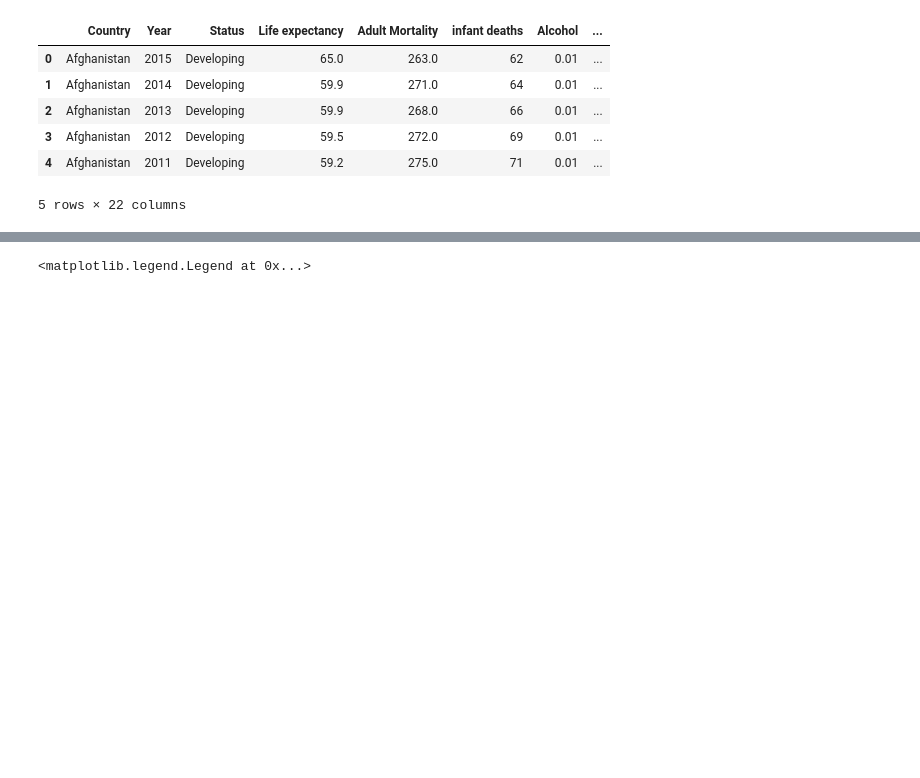
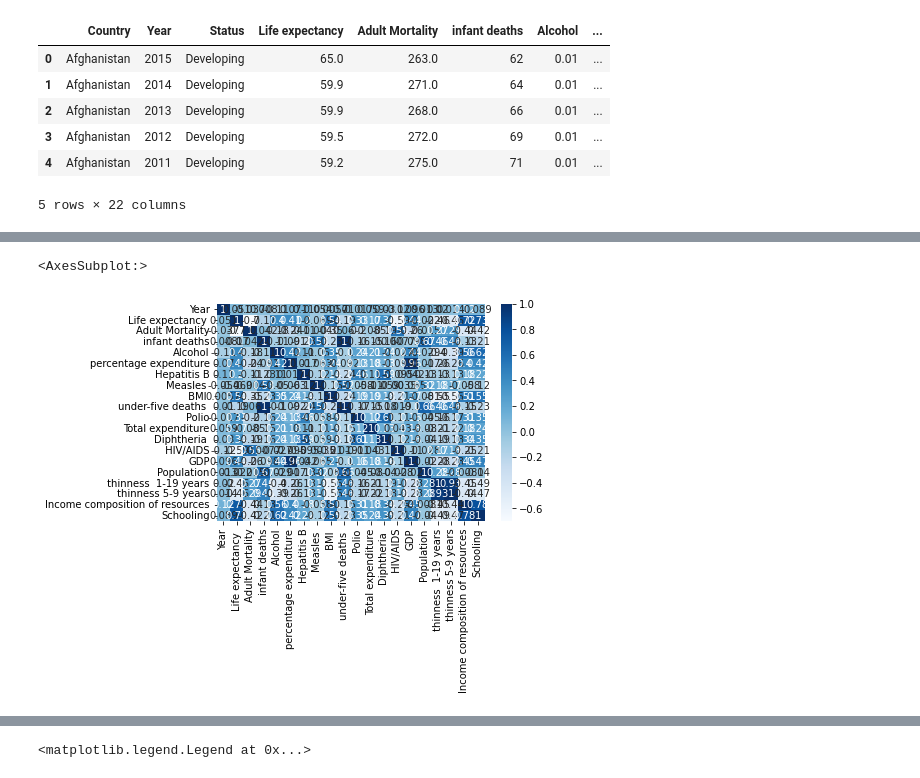
Before and after one commit to ibachrachel/Module_20_Project, a Jupyter notebook: LE_ETL.ipynb, the cells around one changed output, grey strips where cells are left out. Drawn from its saved outputs; the diff is of its cells as text; code cells hidden in the pictures; blank space fills up the shorter version.

```diff
--- a/LE_ETL.ipynb
+++ b/LE_ETL.ipynb
@@ -35,0 +36,7 @@ Index(['Country', 'Year', 'Status', 'Life expectancy ', 'Adult Mortality',
+# %%
+import seaborn as sb
+corr = df.corr()
+sb.heatmap(corr, cmap="Blues", annot=True)
+# %% [output]
+<AxesSubplot:>
+[figure, added]
```
Also changed, not shown: parts of 17 cells of this notebook.
